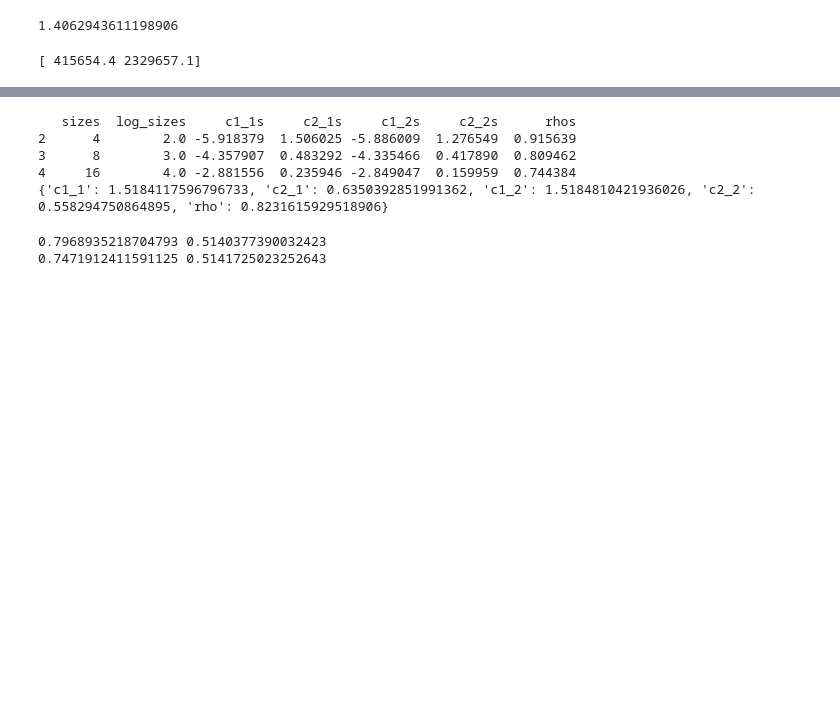
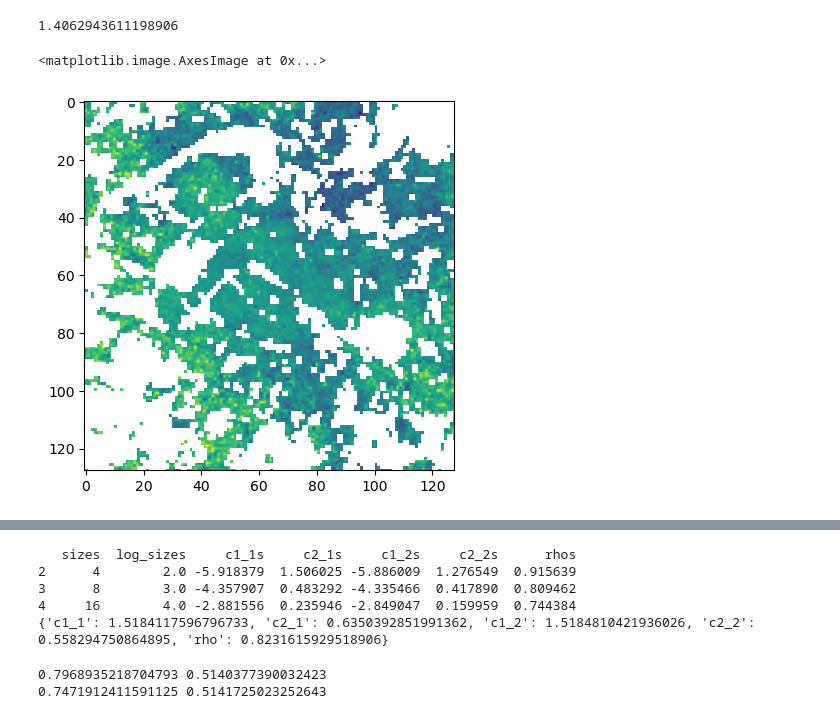
Before and after one commit to fsemecurbe/MMTMSS, a Jupyter notebook: 2-Estimation of multifractal parameters.ipynb, the cells around one changed output, grey strips where cells are left out. Drawn from its saved outputs; the diff is of its cells as text; code cells hidden in the pictures; blank space fills up the shorter version.

```diff
--- a/2-Estimation of multifractal parameters.ipynb
+++ b/2-Estimation of multifractal parameters.ipynb
@@ -99,11 +99,11 @@ print(feature['c2_2']**.5, ((feature['c1_2'] - 2*np.log(2))*2)**.5)
 # %% [output]
 1.4062943611198906
 # %%
-paris = np.load('paris_household.npy')
-print(paris.sum(axis=(0,1)))
-paris = paris[32:96, 32:96,:]
-#paris[paris==0] = 1
-paris[:,:,0] = paris[:,:,0] / paris[:,:,0].sum()
-paris[:,:,1] = paris[:,:,1] / paris[:,:,1].sum()
+data = np.load('carreaux-paris-200m-met-3035-2021.npy')
+paris = data[:,:,[1,2]] # pauv non pauv
+paris[:,:,0] = paris[:,:,0] - paris[:,:,1] #df = scale_index.iloc[3:7]
-# %% [output]
-[ 415654.4 2329657.1]
+# %%
+plt.imshow(np.log(paris[:,:,0]/paris[:,:,1]) )
+# %% [output]
+<matplotlib.image.AxesImage at 0x...>
+[figure, added]
```
Also changed, not shown: parts of 22 cells of this notebook, 4 other files.
